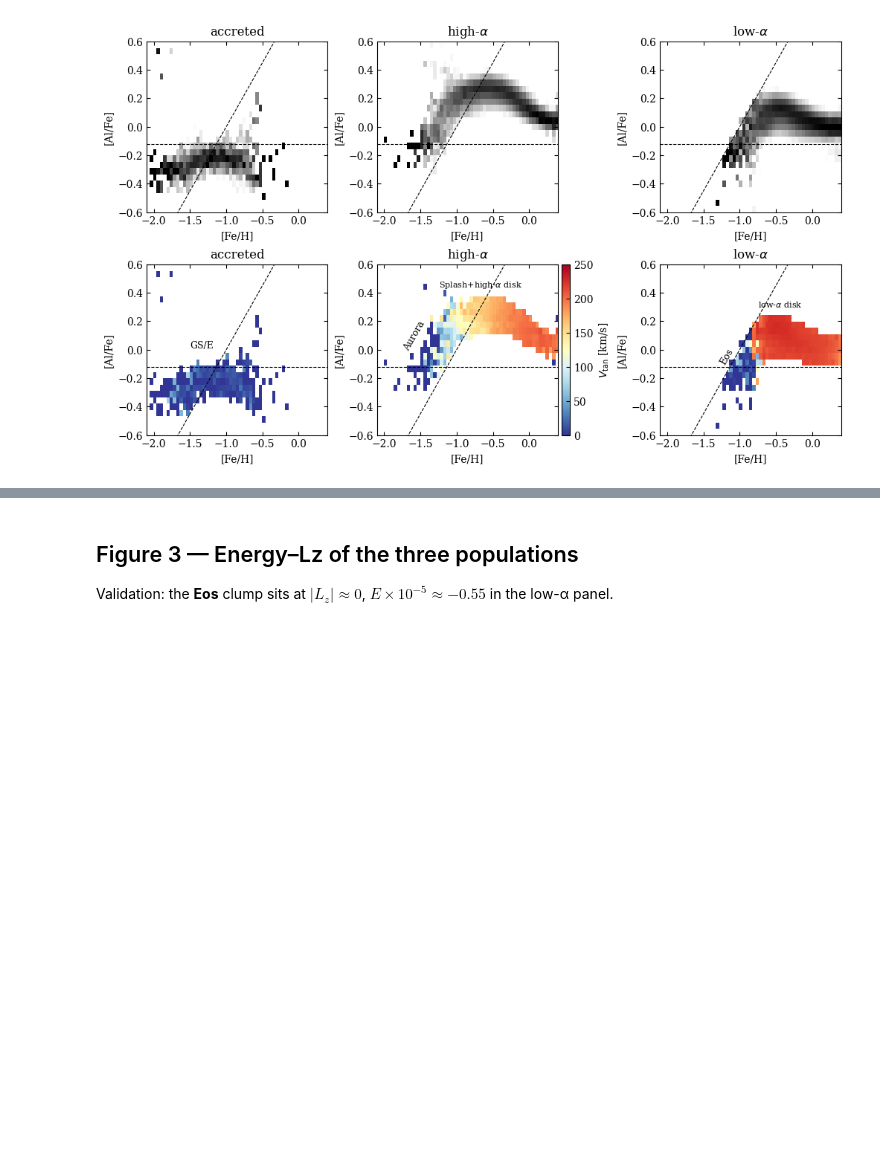
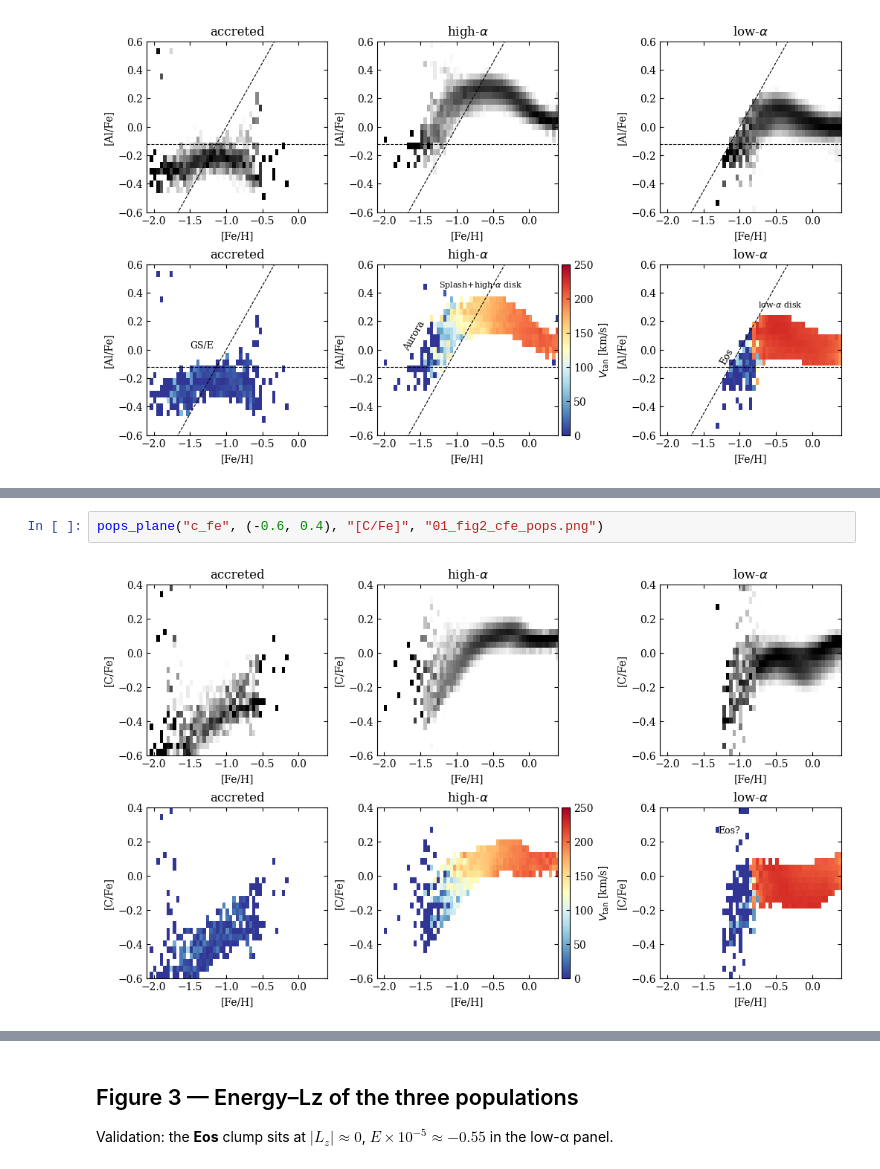
Before and after one commit to Hanyuan0908/EoS_explore, a Jupyter notebook: notebooks/01_load_data.ipynb, the cells around one changed output, grey strips where cells are left out. Saved outputs shown, nothing was run; the diff lists cells and outputs as text; blank space fills up the shorter version.

```diff
--- a/notebooks/01_load_data.ipynb
+++ b/notebooks/01_load_data.ipynb
@@ -152,0 +192,4 @@ plt.show()
+# %%
+pops_plane("c_fe", (-0.6, 0.4), "[C/Fe]", "01_fig2_cfe_pops.png")
+# %% [output]
+[figure, added]
```
Also changed, not shown: parts of 9 cells of this notebook, 9 other files.
